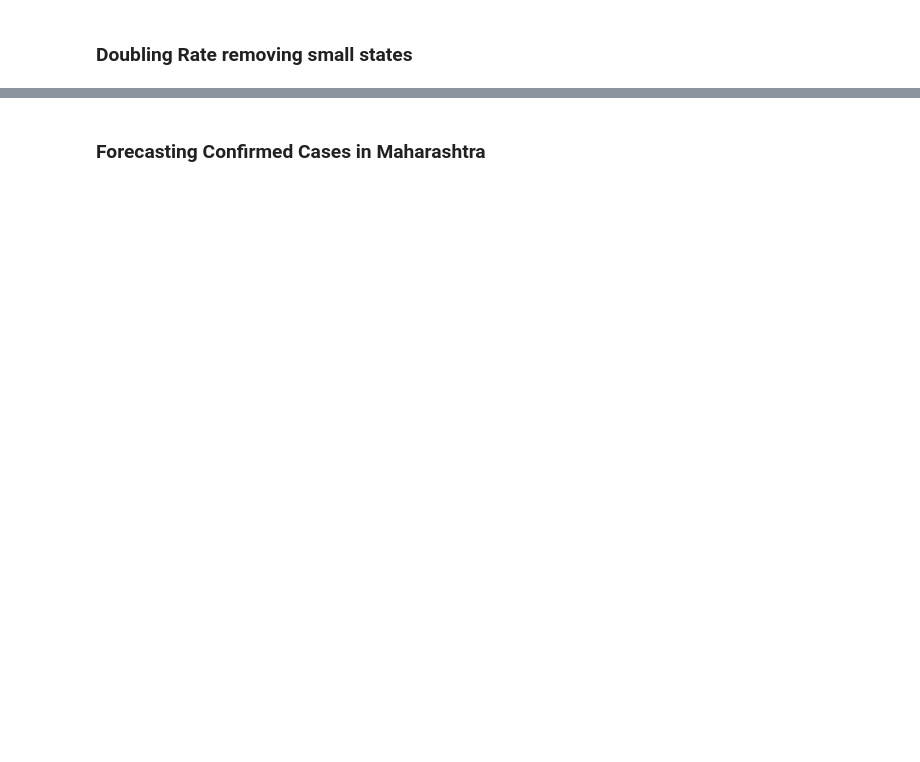
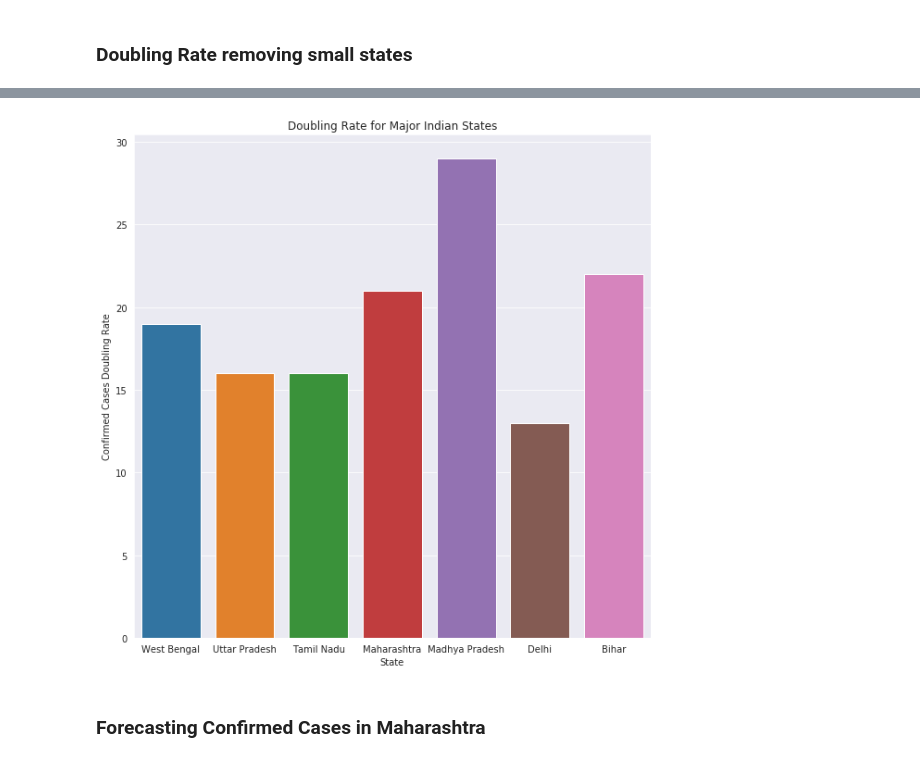
Before and after one commit to akashpshah/Covid19_Analysis, a Jupyter notebook: notebooks/Covid_19_India_Analysis_Part_1.ipynb, the cells around one changed output, grey strips where cells are left out. Saved outputs shown, nothing was run; the diff lists cells and outputs as text; code cells hidden in the pictures; blank space fills up the shorter version.

```diff
--- a/notebooks/Covid_19_India_Analysis_Part_1.ipynb
+++ b/notebooks/Covid_19_India_Analysis_Part_1.ipynb
@@ -943,3 +943,7 @@ df_list = [df_temp1, df_temp2, df_temp3, df_temp4, df_temp5]
 from functools import reduce
 # %%
 df_final = reduce(lambda left,right: pd.merge(left,right,on='State'), df_list)
+# %%
+columns = ["State", "%Change", "Lockdown_Number"]
+main_states = ['Maharashtra', 'Delhi', 'Madhya Pradesh', 'West Bengal', 'Uttar Pradesh', 'Bihar', 'Tamil Nadu']
+list_of_values = []
@@ -1004,8 +1081,10 @@ doubling_rate_df
 ### India's doubling rate
 # %%
 list_doubling_rate = []
+dict_latest_doubling_rate = dict()
 for key, value in dict_doubling_rate.items():
     current_doubling_rate = value[list(value.keys())[0]]
     previous_doubling_rate = value[list(value.keys())[1]]
     doubling_rate =  current_doubling_rate if current_doubling_rate > previous_doubling_rate else previous_doubling_rate
     list_doubling_rate.append(doubling_rate)
+    dict_latest_doubling_rate[key] = doubling_rate
@@ -1017,9 +1096,11 @@ sum(list_doubling_rate) / len(list_doubling_rate)
 ### Doubling Rate removing small states
 # %%
 list_doubling_rate = []
+list_of_latest_doubling_rate = []
 for key, value in dict_doubling_rate.items():
     current_doubling_rate = value[list(value.keys())[0]]
     previous_doubling_rate = value[list(value.keys())[1]]
     doubling_rate =  current_doubling_rate if current_doubling_rate > previous_doubling_rate else previous_doubling_rate
     if(doubling_rate > 11):
         list_doubling_rate.append(doubling_rate)
+        list_of_latest_doubling_rate.append(tuple([key, doubling_rate]))
@@ -1030,3 +1131,16 @@ sum(list_doubling_rate) / len(list_doubling_rate)
+# %%
+df_doubling_rate = pd.DataFrame(list_of_latest_doubling_rate, columns=['State', 'Doubling_Rate'])
+df_temp = df_doubling_rate[df_doubling_rate.State.isin(main_states)]
+# %%
+sns.barplot(data=df_temp,
+            y='Doubling_Rate',
+            x='State')
+plt.ylabel('Confirmed Cases Doubling Rate')
+plt.xlabel('State')
+plt.title('Doubling Rate for Major Indian States')
+plt.show()
+# %% [output]
+[figure, added]
 # %% [markdown]
 ### Forecasting Confirmed Cases in Maharashtra
 # %%
```
Also changed, not shown: parts of 64 cells of this notebook.
